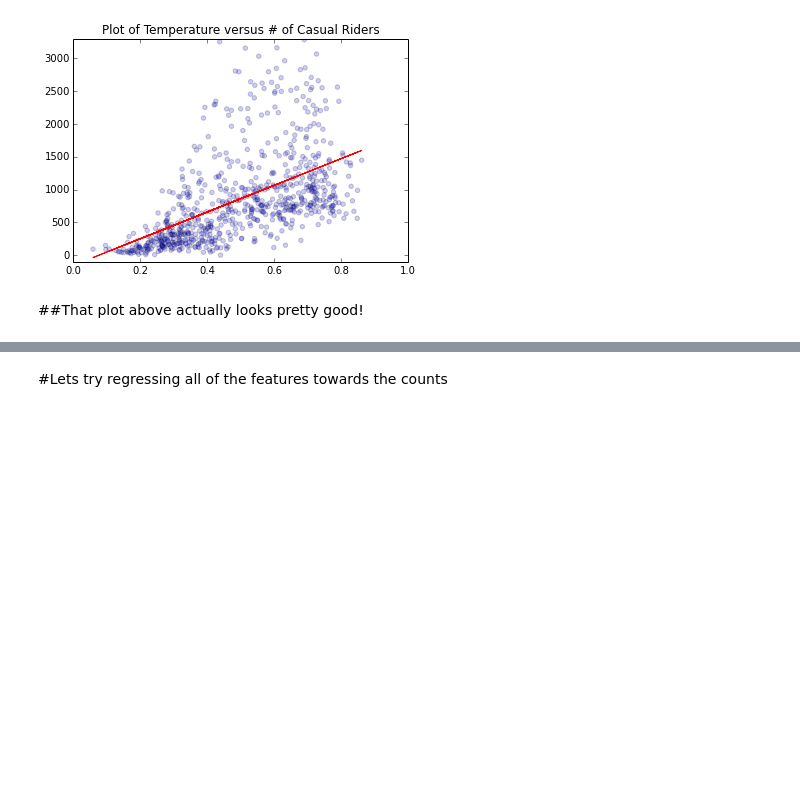
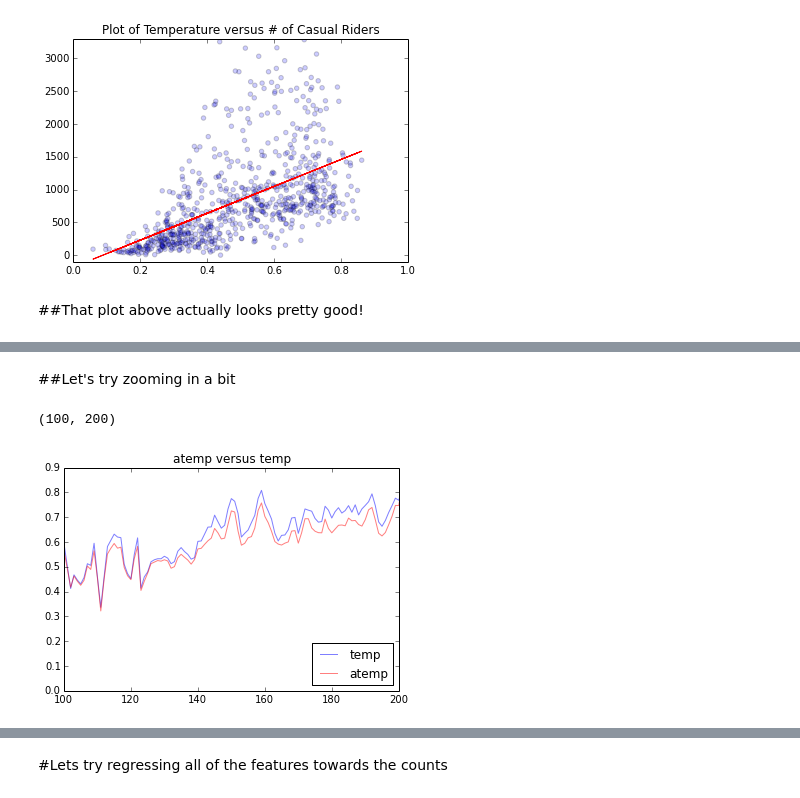
Before and after one commit to gavinmh/GADS12-NYC-Students, a Jupyter notebook: homework/20140826/stevenbenario/project1/Regression Project 2.ipynb, the cells around one changed output, grey strips where cells are left out. Drawn from its saved outputs; the diff is of its cells as text; code cells hidden in the pictures; blank space fills up the shorter version.

```diff
--- a/homework/20140826/stevenbenario/project1/Regression Project 2.ipynb
+++ b/homework/20140826/stevenbenario/project1/Regression Project 2.ipynb
@@ -170,0 +188,14 @@ However, lets plot anyway
+# %% [markdown]
+##Let's try zooming in a bit
+# %%
+a = daydata['temp']
+b = daydata['atemp']
+
+plt.plot(a, alpha=.5, c='b', label='temp')
+plt.plot(b, alpha=.5, c='r', label='atemp')
+plt.legend(loc='lower right')
+plt.title('atemp versus temp')
+plt.xlim(100,200)
+# %% [output]
+(100, 200)
+[figure, added]
```
Also changed, not shown: parts of 12 cells of this notebook.
